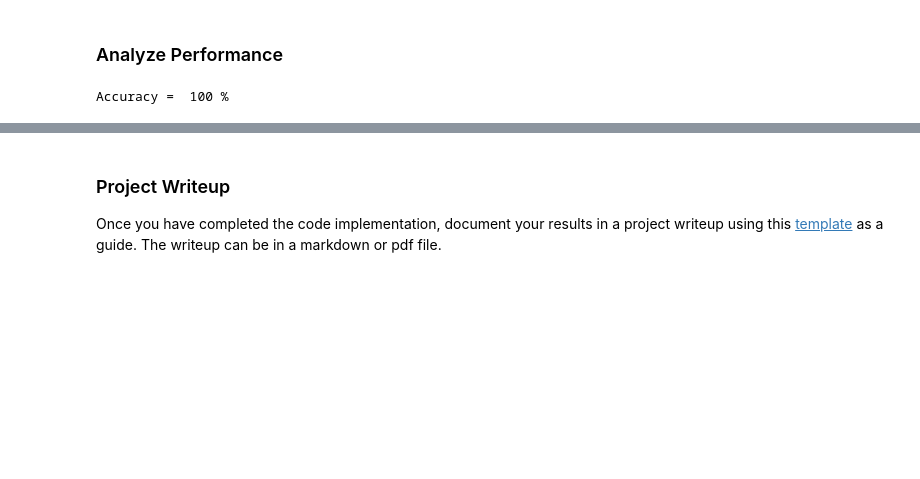
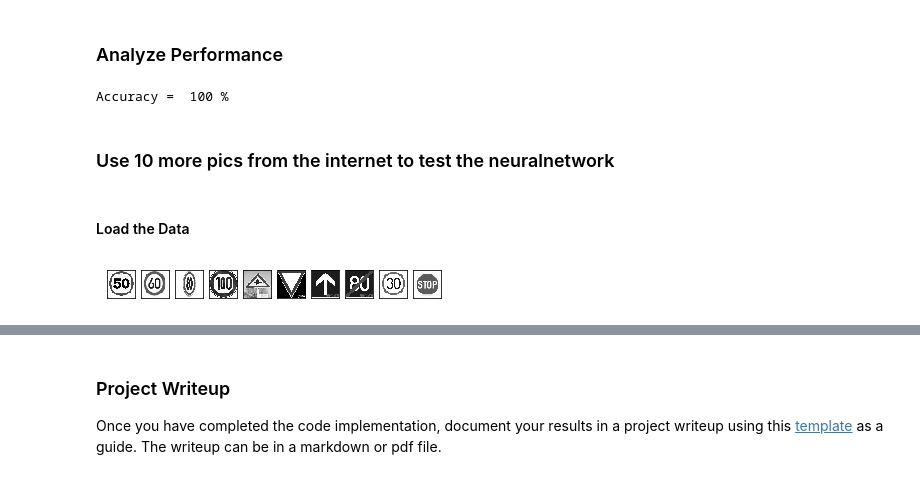
Before and after one commit to Michael0725/Udacity_Trafficsign_classifier, a Jupyter notebook: Traffic_Sign_Classifier.ipynb, the cells around one changed output, grey strips where cells are left out. Cells and saved outputs as stored; diff of their text form; code cells hidden in the pictures; blank space fills up the shorter version.

```diff
--- a/Traffic_Sign_Classifier.ipynb
+++ b/Traffic_Sign_Classifier.ipynb
@@ -181,7 +168,7 @@ import cv2
 
 ###Normaliaze the data
 def normalize_images(image_data):
-    return image_data/255.
+    return (image_data/255.)
 X_train = normalize_images(X_train)
 X_valid = normalize_images(X_valid)
 X_test = normalize_images(X_test)
@@ -552,3 +539,25 @@ Accuracy = Correct_item*20
 print ("Accuracy = ",Accuracy,'%')
 # %% [output]
 Accuracy =  100 %
+# %% [markdown]
+### Use 10 more pics from the internet to test the neuralnetwork
+# %% [markdown]
+#### Load the Data
+# %%
+pic_list = ['_50limit.jpg','_60limit.jpg','_80limit.jpg','_100limit.jpg','_first_priority.jpg','_yield.jpg','ahead_only.jpg','end_ofspeed_limit.jpg','_30limit.jpg','stop.jpg']
+pic_label = [2,3,5,7,12,13,35,6,1,14]
+test_picture_list = []
+for i in pic_list:
+    pic = cv2.imread(i)
+    test_picture_list.append(pic)
+test_pic_array = np.array(test_picture_list)
+normal_pic_array = normalize_images(test_pic_array)
+gray_pic_array = gray_scale(normal_pic_array)
+
+for i in range(len(gray_pic_array)):
+    plt.subplot(1,10,i+1)
+    plt.imshow(test_picture_list[i])
+    plt.xticks(())
+    plt.yticks(())
+# %% [output]
+[figure, added]
```
Also changed, not shown: parts of 8 cells of this notebook, 1 other file.
